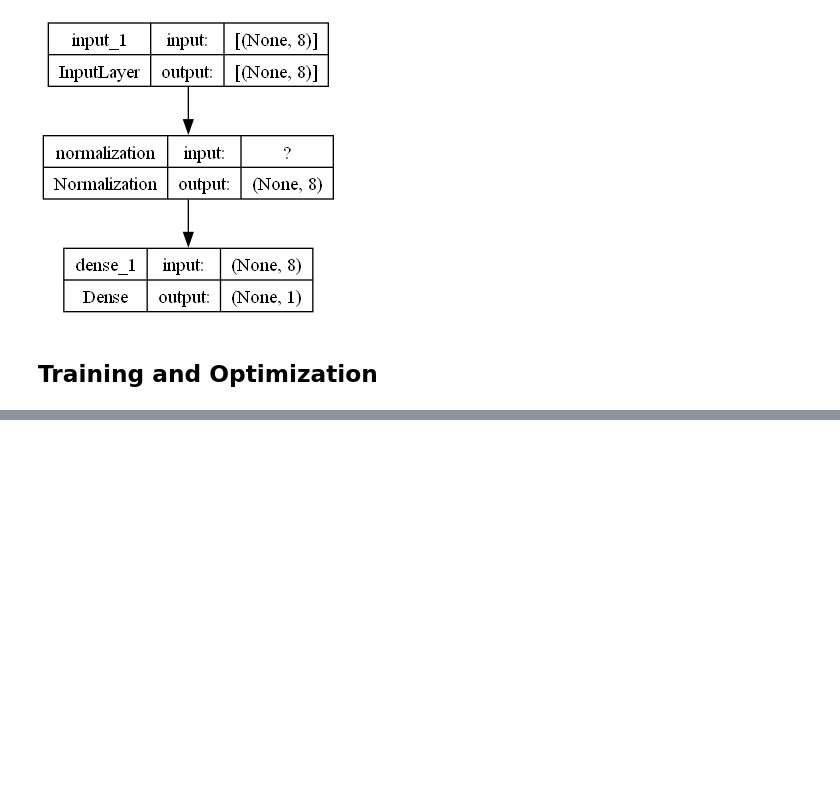
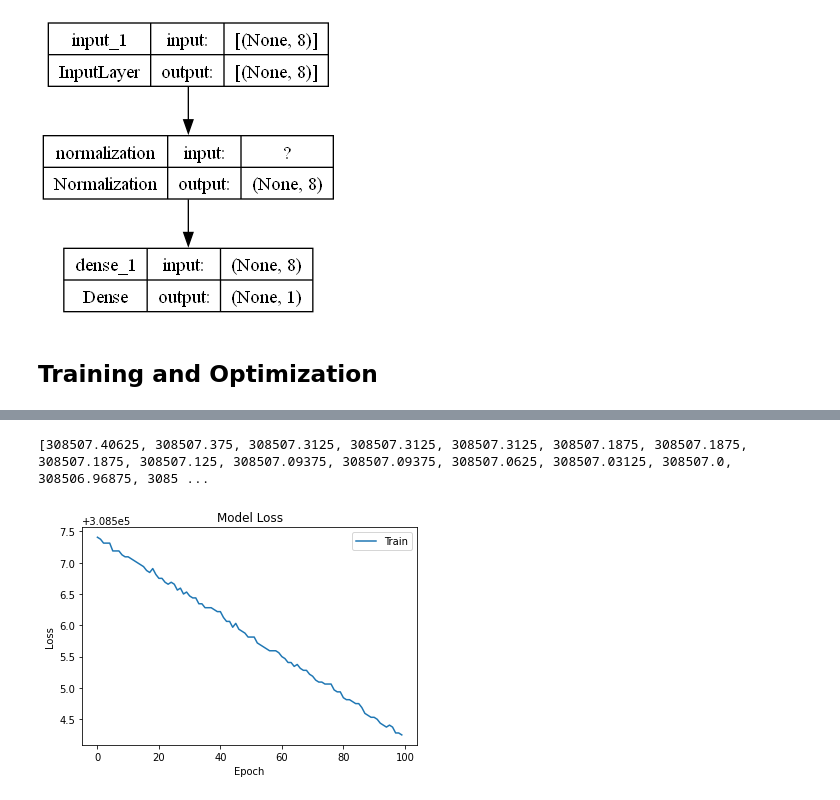
Before and after one commit to Aminul667/car_price_prediction, a Jupyter notebook: carPricePrediction.ipynb, the cells around one changed output, grey strips where cells are left out. Cells and saved outputs as stored; diff of their text form; code cells hidden in the pictures; blank space fills up the shorter version.

Commit message:
added epoch vs loss plot

```diff
--- a/carPricePrediction.ipynb
+++ b/carPricePrediction.ipynb
@@ -187,6 +188,6 @@ model.compile(
     loss=MeanAbsoluteError()
 )
 # %%
-model.fit(x, y, epochs=100, verbose=1)
+history = model.fit(x, y, epochs=100, verbose=1)
 # %% [output]
 Epoch 1/100
@@ -209,0 +210,14 @@ Epoch 100/100
+# %%
+history_data = history.history['loss']
+print(history_data)
+# %% [output]
+[308507.40625, 308507.375, 308507.3125, 308507.3125, 308507.3125, 308507.1875, 308507.1875, 308507.1875, 308507.125, 308507.09375, 308507.09375, 308507.0625, 308507.03125, 308507.0, 308506.96875, 3085 ...
+# %%
+plt.plot(history_data)
+plt.title('Model Loss')
+plt.xlabel('Epoch')
+plt.ylabel('Loss')
+plt.legend(['Train'])
+plt.show()
+# %% [output]
+[figure, added]
```
Also changed, not shown: parts of 2 cells of this notebook.
